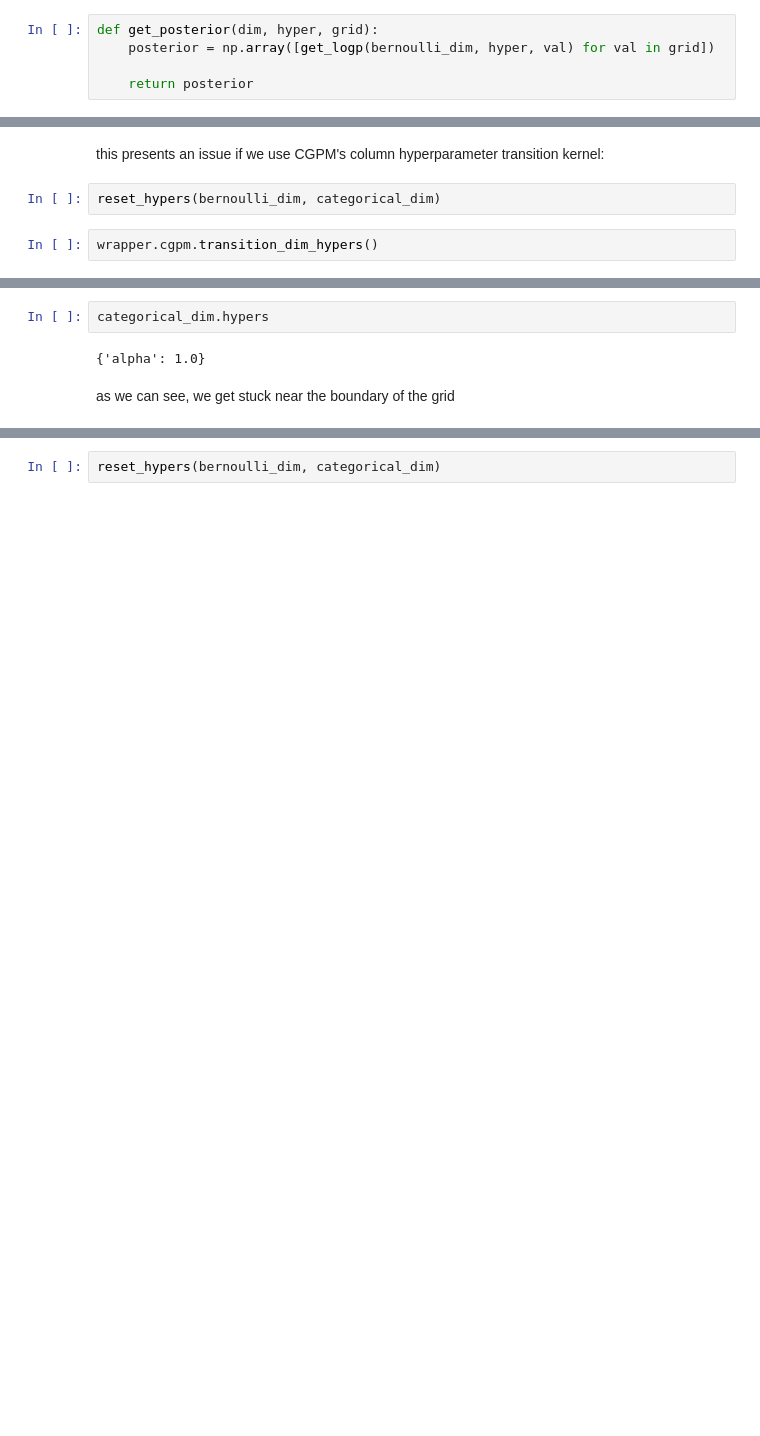
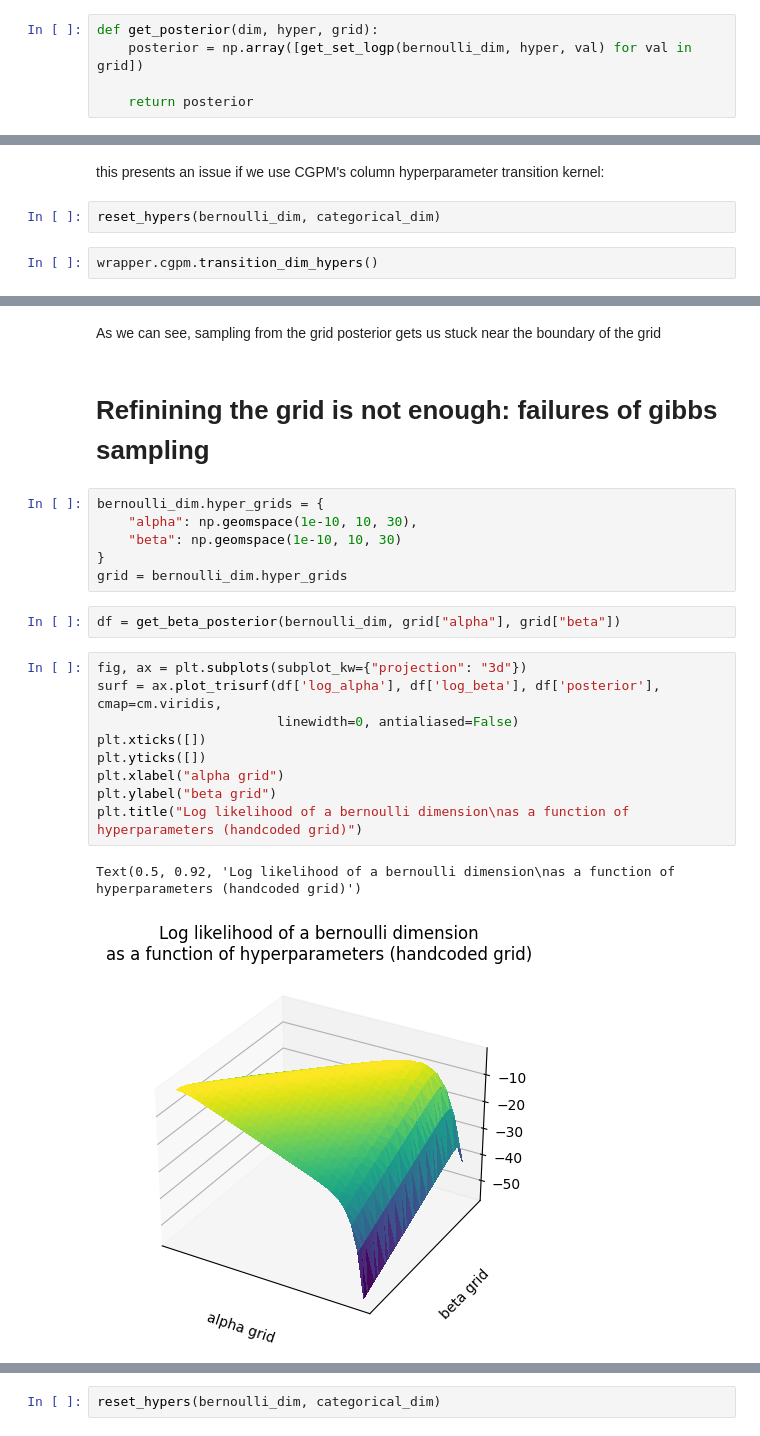
Before and after one commit to ChiSym/GenSQL.structure-learning, a Jupyter notebook: jupyter/hyperhyperparameters_grid_vs_slice.ipynb, the cells around one changed output, grey strips where cells are left out. Cells and saved outputs as stored; diff of their text form; blank space fills up the shorter version.

```diff
--- a/jupyter/hyperhyperparameters_grid_vs_slice.ipynb
+++ b/jupyter/hyperhyperparameters_grid_vs_slice.ipynb
@@ -46,5 +57,5 @@ from inferenceql_auto_modeling.slice_sampling import get_logp, set_hyper, slice_
 # %%
 def get_posterior(dim, hyper, grid):
-    posterior = np.array([get_logp(bernoulli_dim, hyper, val) for val in grid])
+    posterior = np.array([get_set_logp(bernoulli_dim, hyper, val) for val in grid])
 
     return posterior
@@ -145,6 +134,24 @@ bernoulli_dim.hypers
-# %%
-categorical_dim.hypers
-# %% [output]
-{'alpha': 1.0}
 # %% [markdown]
-as we can see, we get stuck near the boundary of the grid
+As we can see, sampling from the grid posterior gets us stuck near the boundary of the grid
+# %% [markdown]
+# Refinining the grid is not enough: failures of gibbs sampling
+# %%
+bernoulli_dim.hyper_grids = {
+    "alpha": np.geomspace(1e-10, 10, 30),
+    "beta": np.geomspace(1e-10, 10, 30)
+}
+grid = bernoulli_dim.hyper_grids
+# %%
+df = get_beta_posterior(bernoulli_dim, grid["alpha"], grid["beta"])
+# %%
+fig, ax = plt.subplots(subplot_kw={"projection": "3d"})
+surf = ax.plot_trisurf(df['log_alpha'], df['log_beta'], df['posterior'], cmap=cm.viridis,
+                       linewidth=0, antialiased=False)
+plt.xticks([])
+plt.yticks([])
+plt.xlabel("alpha grid")
+plt.ylabel("beta grid")
+plt.title("Log likelihood of a bernoulli dimension\nas a function of hyperparameters (handcoded grid)")
+# %% [output]
+Text(0.5, 0.92, 'Log likelihood of a bernoulli dimension\nas a function of hyperparameters (handcoded grid)')
+[figure, added]
```
Also changed, not shown: parts of 35 cells of this notebook.
